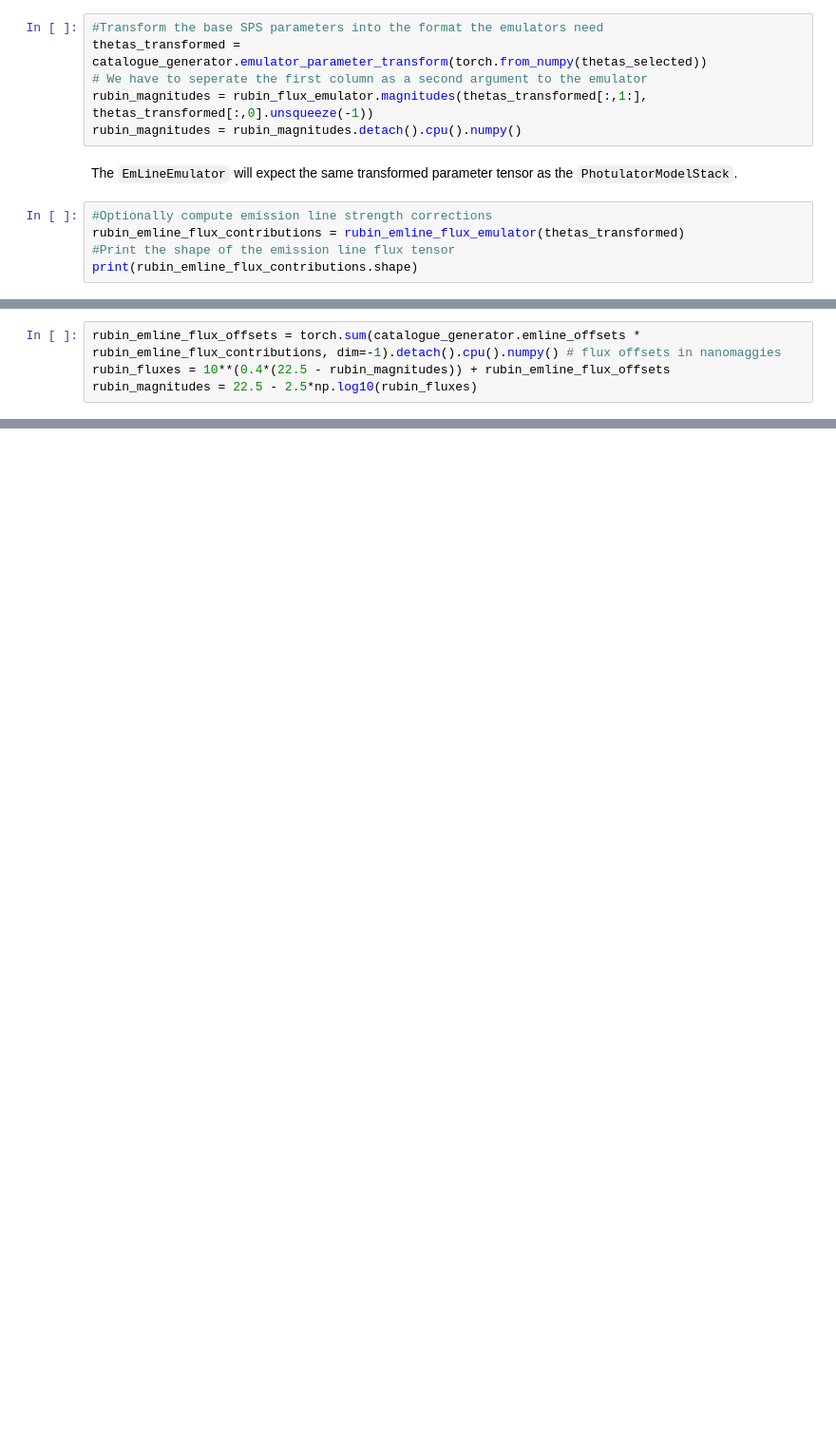
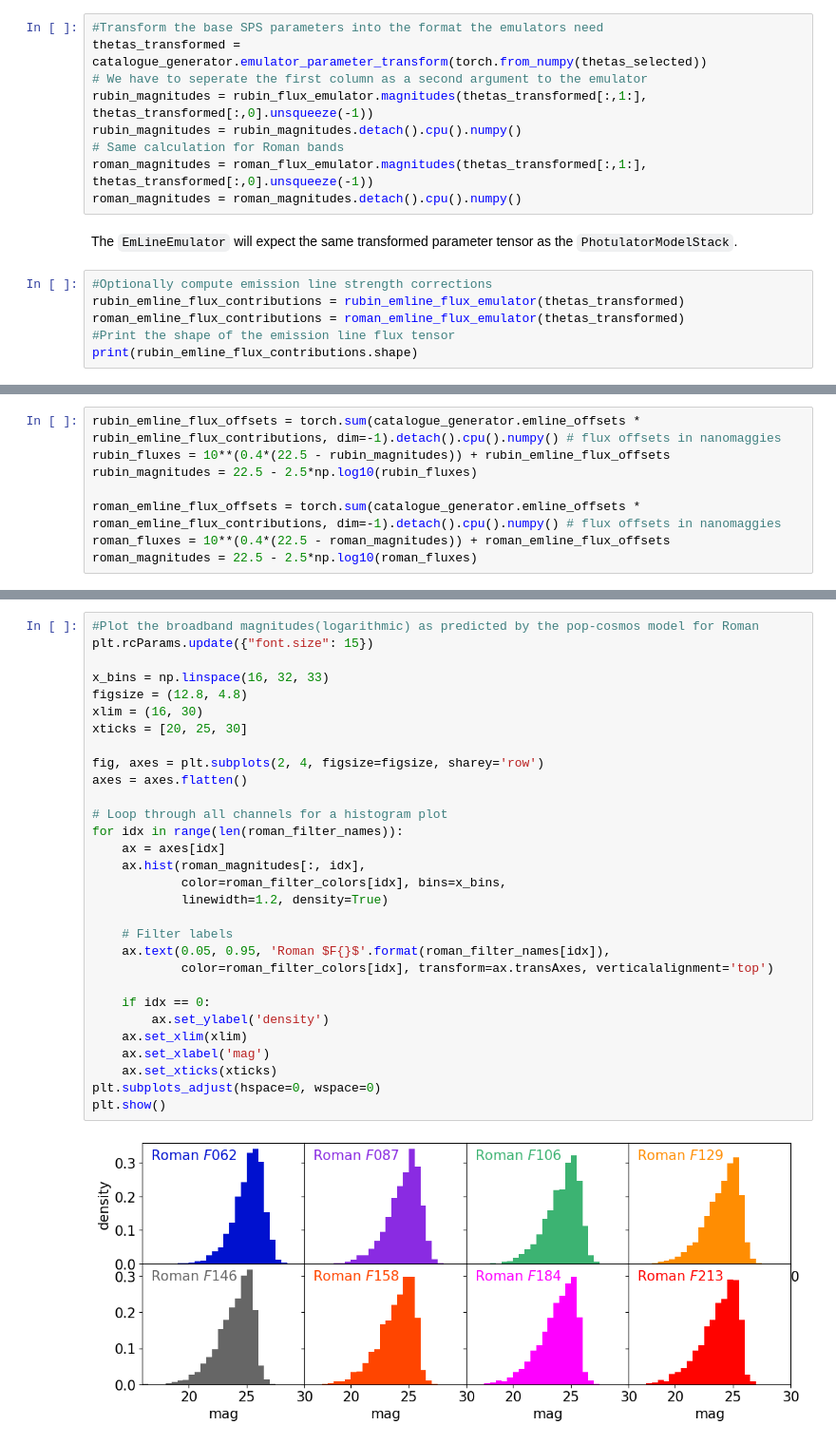
Before and after one commit to Cosmo-Pop/pop-cosmos, a Jupyter notebook: demo/catalogue_generation.ipynb, the cells around one changed output, grey strips where cells are left out. Shown at 95% size. Drawn from its saved outputs; the diff is of its cells as text; blank space fills up the shorter version.

```diff
--- a/demo/catalogue_generation.ipynb
+++ b/demo/catalogue_generation.ipynb
@@ -276,11 +295,15 @@ thetas_transformed = catalogue_generator.emulator_parameter_transform(torch.from
 # We have to seperate the first column as a second argument to the emulator
 rubin_magnitudes = rubin_flux_emulator.magnitudes(thetas_transformed[:,1:], thetas_transformed[:,0].unsqueeze(-1))
 rubin_magnitudes = rubin_magnitudes.detach().cpu().numpy()
+# Same calculation for Roman bands
+roman_magnitudes = roman_flux_emulator.magnitudes(thetas_transformed[:,1:], thetas_transformed[:,0].unsqueeze(-1))
+roman_magnitudes = roman_magnitudes.detach().cpu().numpy()
 # %% [markdown]
 The `EmLineEmulator` will expect the same transformed parameter tensor as the `PhotulatorModelStack`.
 # %%
 #Optionally compute emission line strength corrections
 rubin_emline_flux_contributions = rubin_emline_flux_emulator(thetas_transformed)
+roman_emline_flux_contributions = roman_emline_flux_emulator(thetas_transformed)
 #Print the shape of the emission line flux tensor
 print(rubin_emline_flux_contributions.shape)
 # %% [output]
@@ -293,4 +316,8 @@ We can use the same fractional emission line strength corrections as we used for
 rubin_emline_flux_offsets = torch.sum(catalogue_generator.emline_offsets * rubin_emline_flux_contributions, dim=-1).detach().cpu().numpy() # flux offsets in nanomaggies
 rubin_fluxes = 10**(0.4*(22.5 - rubin_magnitudes)) + rubin_emline_flux_offsets
 rubin_magnitudes = 22.5 - 2.5*np.log10(rubin_fluxes)
+
+roman_emline_flux_offsets = torch.sum(catalogue_generator.emline_offsets * roman_emline_flux_contributions, dim=-1).detach().cpu().numpy() # flux offsets in nanomaggies
+roman_fluxes = 10**(0.4*(22.5 - roman_magnitudes)) + roman_emline_flux_offsets
+roman_magnitudes = 22.5 - 2.5*np.log10(roman_fluxes)
 # %%
@@ -326,0 +354,32 @@ plt.show()
+# %%
+#Plot the broadband magnitudes(logarithmic) as predicted by the pop-cosmos model for Roman
+plt.rcParams.update({"font.size": 15})
+
+x_bins = np.linspace(16, 32, 33)
+figsize = (12.8, 4.8)
+xlim = (16, 30)
+xticks = [20, 25, 30]
+
+fig, axes = plt.subplots(2, 4, figsize=figsize, sharey='row')
+axes = axes.flatten()
+
+# Loop through all channels for a histogram plot
+for idx in range(len(roman_filter_names)):
+    ax = axes[idx]
+    ax.hist(roman_magnitudes[:, idx],
+            color=roman_filter_colors[idx], bins=x_bins,
+            linewidth=1.2, density=True)
+
+    # Filter labels
+    ax.text(0.05, 0.95, 'Roman $F{}$'.format(roman_filter_names[idx]),
+            color=roman_filter_colors[idx], transform=ax.transAxes, verticalalignment='top')
+
+    if idx == 0:
+        ax.set_ylabel('density')
+    ax.set_xlim(xlim)
+    ax.set_xlabel('mag')
+    ax.set_xticks(xticks)
+plt.subplots_adjust(hspace=0, wspace=0)
+plt.show()
+# %% [output]
+[figure, added]
```
Also changed, not shown: parts of 11 cells of this notebook.
